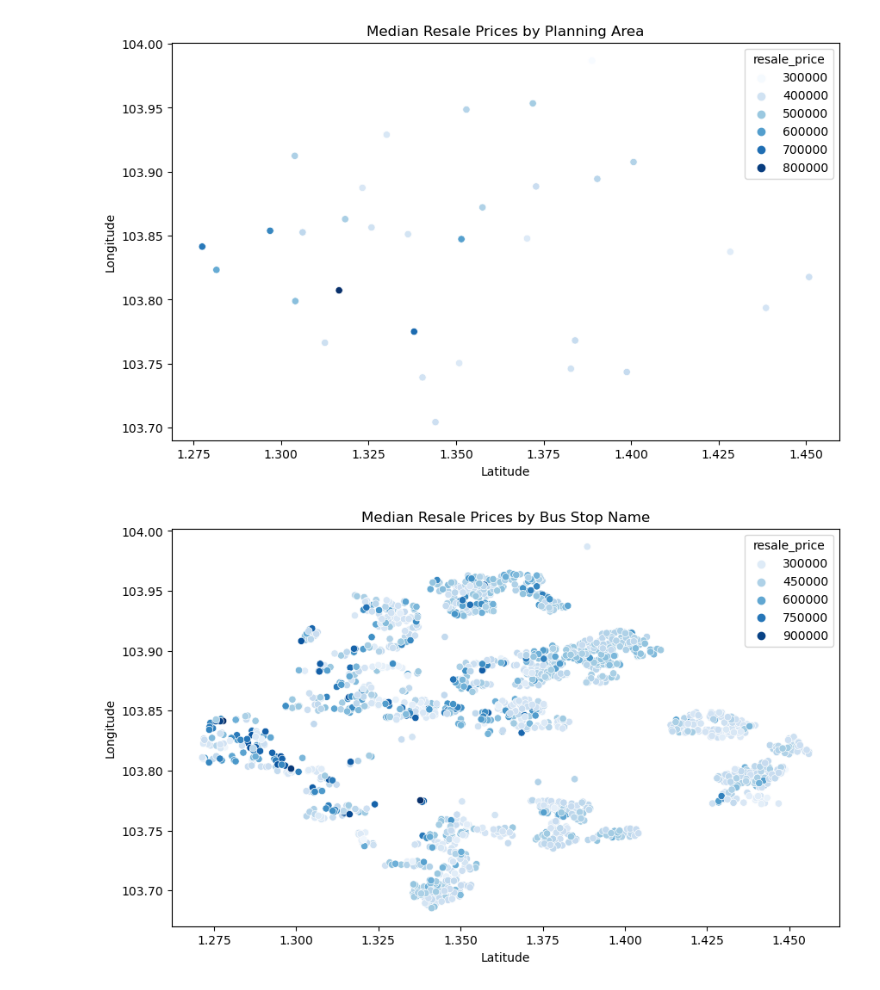
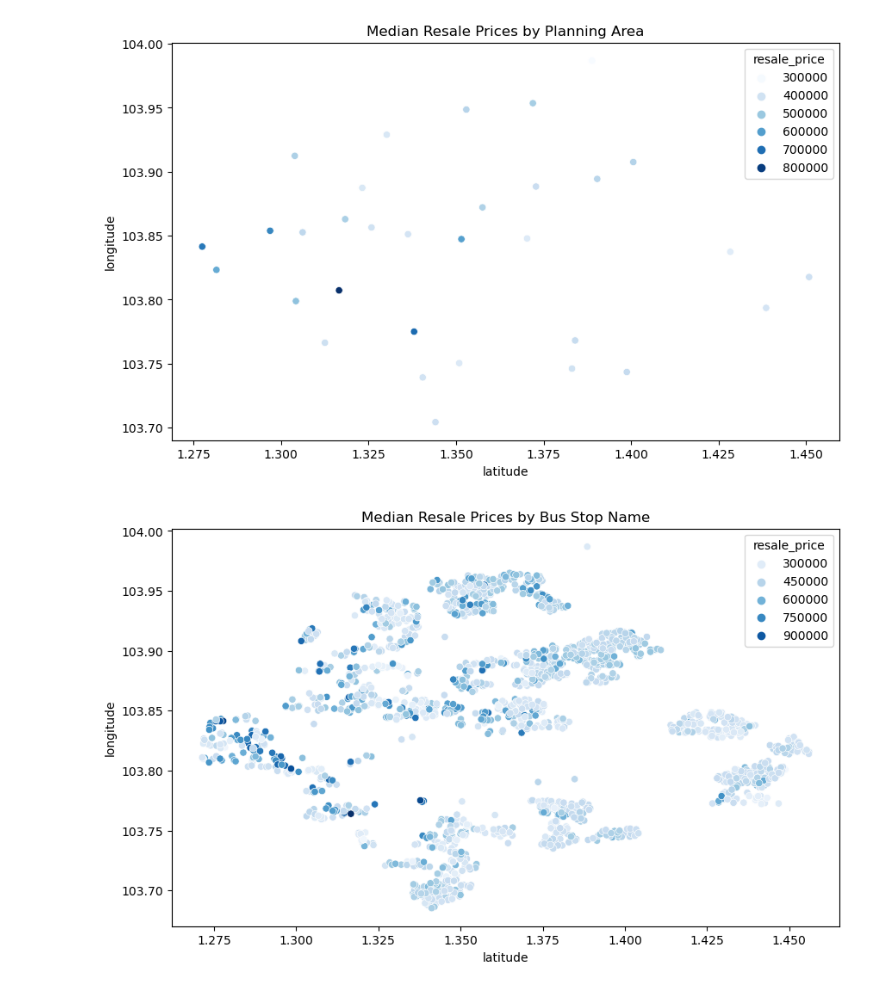
Before and after one commit to tanjunjie30/GA-project-submissions, a Jupyter notebook: Project 2/1_Cleaning_and_EDA.ipynb, the cells around one changed output. Cells and saved outputs as stored; diff of their text form; code cells hidden in the pictures.

```diff
--- a/Project 2/1_Cleaning_and_EDA.ipynb
+++ b/Project 2/1_Cleaning_and_EDA.ipynb
@@ -250,15 +250,15 @@ plt.title('Median Resale Prices by Planning Area');
 # %% [output]
 [figure]
 # %%
-bus_stop_mean_prices = train_df.groupby('bus_stop_name')[['resale_price', 'Latitude', 'Longitude']].median()
+bus_stop_mean_prices = train_df.groupby('bus_stop_name')[['resale_price', 'latitude', 'longitude']].median()
 
 plt.figure(figsize=(10, 6))
 custom_color = sns.color_palette("Blues", as_cmap=True)
-sns.scatterplot(x=bus_stop_mean_prices['Latitude'], y=bus_stop_mean_prices['Longitude'], hue=bus_stop_mean_prices['resale_price'], palette=custom_color)
+sns.scatterplot(x=bus_stop_mean_prices['latitude'], y=bus_stop_mean_prices['longitude'], hue=bus_stop_mean_prices['resale_price'], palette=custom_color)
 plt.title('Median Resale Prices by Bus Stop Name');
 
 
 # 1657 data points start to reveal more expensive places
 # %% [output]
-[figure, old version]
+[figure, new version]
 # %%
```
Also changed, not shown: parts of 5 cells of this notebook, 3 other files.
